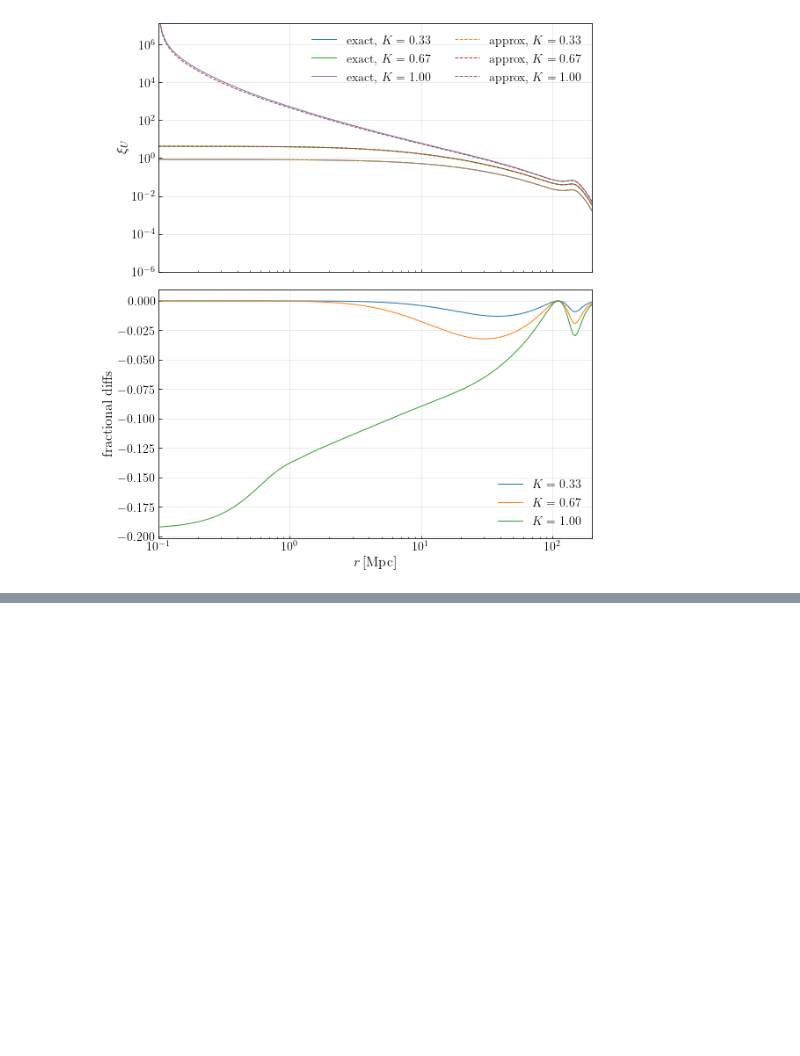
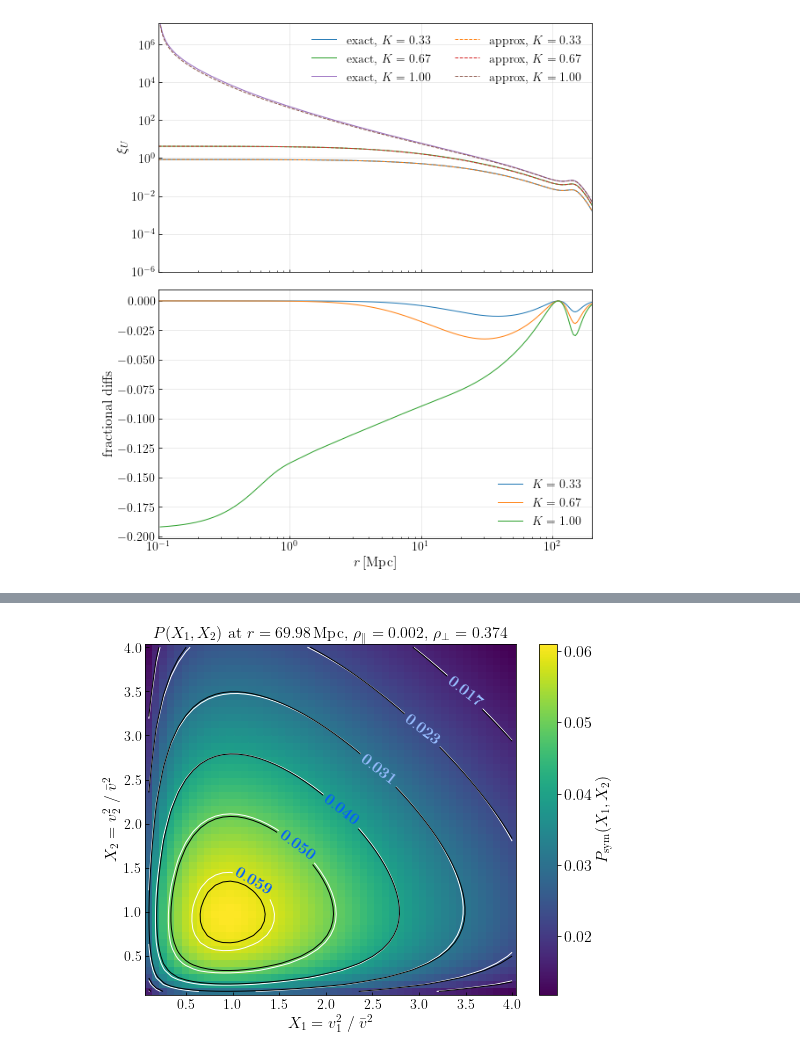
Before and after one commit to ryanyrzh/Zeus21, a Jupyter notebook: aniso_tests/high_res.ipynb, the cells around one changed output, grey strips where cells are left out. Drawn from its saved outputs; the diff is of its cells as text; code cells hidden in the pictures; blank space fills up the shorter version.

Commit message:
Plot P(X_1, X_2) contours

```diff
--- a/aniso_tests/high_res.ipynb
+++ b/aniso_tests/high_res.ipynb
@@ -329,0 +447,16 @@ findfont: Font family ['serif'] not found. Falling back to DejaVu Sans.
+# %%
+X_arr = np.linspace(0.1, 4, 50)
+Y_arr = np.linspace(0.1, 4, 50)
+
+R1choose = 0
+R2choose = 0
+rchoose = 190  # index into rlist
+
+# Pass scalar rho values at the chosen r; P_X_Y returns shape (1, n_X, n_Y)
+# rho_corrected = np.sqrt((xi_para_RR_CF**2 + 2 * xi_perp_RR_CF**2) / 3)
+rho_corrected = (xi_para_RR_CF + 2 * xi_perp_RR_CF) / 3
+rho_corrected_val = float(rho_corrected[R1choose, R2choose, rchoose])
+
+print(f"r = {rlist[rchoose]:.2f} Mpc,  rho = {rho_corrected_val:.4f}")
+
+P_X_Y_corrected_arr = P_X_Y(X_arr, Y_arr, sigma_vcb**2, rho_corrected_val, rho_corrected_val)
@@ -329,0 +469,83 @@ findfont: Font family ['serif'] not found. Falling back to DejaVu Sans.
+# %%
+P_slice = P_X_Y_arr[0]
+P_corrected_slice = P_X_Y_corrected_arr[0]
+
+Xmesh, Ymesh = np.meshgrid(X_arr, Y_arr, indexing='ij')
+
+fig, ax = plt.subplots(figsize=(7.5, 6))
+pos_vals = P_slice[np.isfinite(P_slice) & (P_slice > 0)]
+vmin = pos_vals.min() if len(pos_vals) > 0 else 1e-30
+vmax = pos_vals.max() if len(pos_vals) > 0 else 1.0
+im = ax.pcolormesh(Xmesh, Ymesh, P_corrected_slice, cmap='viridis',
+                #    norm=LogNorm(vmin=vmin, vmax=vmax),
+                   shading='auto')
+
+# Use shared contour levels so both datasets are compared at identical values.
+shared_levels = np.array([0.017, 0.023, 0.031, 0.040, 0.050, 0.059])
+cs = ax.contour(Xmesh, Ymesh, P_slice, levels=shared_levels, colors='white', linewidths=1, alpha=1)
+cs_corrected = ax.contour(Xmesh, Ymesh, P_corrected_slice, levels=shared_levels, colors='black', linewidths=1, alpha=1)
+
+label_positions = [
+    (3.5, 3.5),
+    (3, 3),
+    (2.5, 2.5),
+    (2.2, 2.2),
+    (1.6, 1.6),
+    (1.1, 1.1),
+]
+assert len(label_positions) == len(cs.levels)
+
+# With usetex=True, bold works reliably if encoded in the label string itself.
+labels = ax.clabel(
+    cs,
+    inline=True,
+    fontsize=16,
+    fmt=lambda v: rf'$\mathbf{{{v:.3f}}}$',
+    manual=label_positions,
+)
+
+label_colors = [
+    "#96bcfe",
+    "#96bcfe",
+    "#96bcfe",
+    "#045ffc",
+    "#045ffc",
+    "#045ffc",
+]
+
+for txt, color in zip(labels, label_colors):
+    txt.set_color(color)
+
+placeholder_labels = ax.clabel(
+    cs_corrected,
+    levels=shared_levels[:-1],
+    inline=True,
+    fmt=lambda v: rf'$\mathbf{{{v:.3f}}}$',
+    manual=label_positions[:-1],
+    fontsize=16,
+)
+placeholder_labels_ = ax.clabel(
+    cs_corrected,
+    levels=[shared_levels[-1]],
+    inline=False,
+    fmt=lambda v: rf'$\mathbf{{{v:.3f}}}$',
+    manual=[label_positions[-1]],
+    fontsize=16,
+)
+
+for t in placeholder_labels + placeholder_labels_:
+    t.set_visible(False)
+
+cb = plt.colorbar(im, ax=ax)
+cb.ax.tick_params(labelsize=16)
+cb.set_label(r'$P_{\mathrm{sym}}(X_1,X_2)$', fontsize=16)
+
+ax.set_xlabel(r'$X_1 = v_1^2\;/\;\bar{v}^2$', fontsize=16)
+ax.set_ylabel(r'$X_2 = v_2^2\;/\;\bar{v}^2$', fontsize=16)
+ax.set_title(rf'$P(X_1,X_2)$ at $r = {rlist[rchoose]:.2f}\,\mathrm{{Mpc}}$'
+             rf',  $\rho_{{\parallel}} = {rho_para_val:.3f}$,  $\rho_{{\perp}} = {rho_perp_val:.3f}$',
+             fontsize=16)
+ax.tick_params(axis='both', which='both', direction='in', labelsize=14)
+plt.tight_layout()
+# %% [output]
+[figure, added]
```
Also changed, not shown: parts of 8 cells of this notebook.
